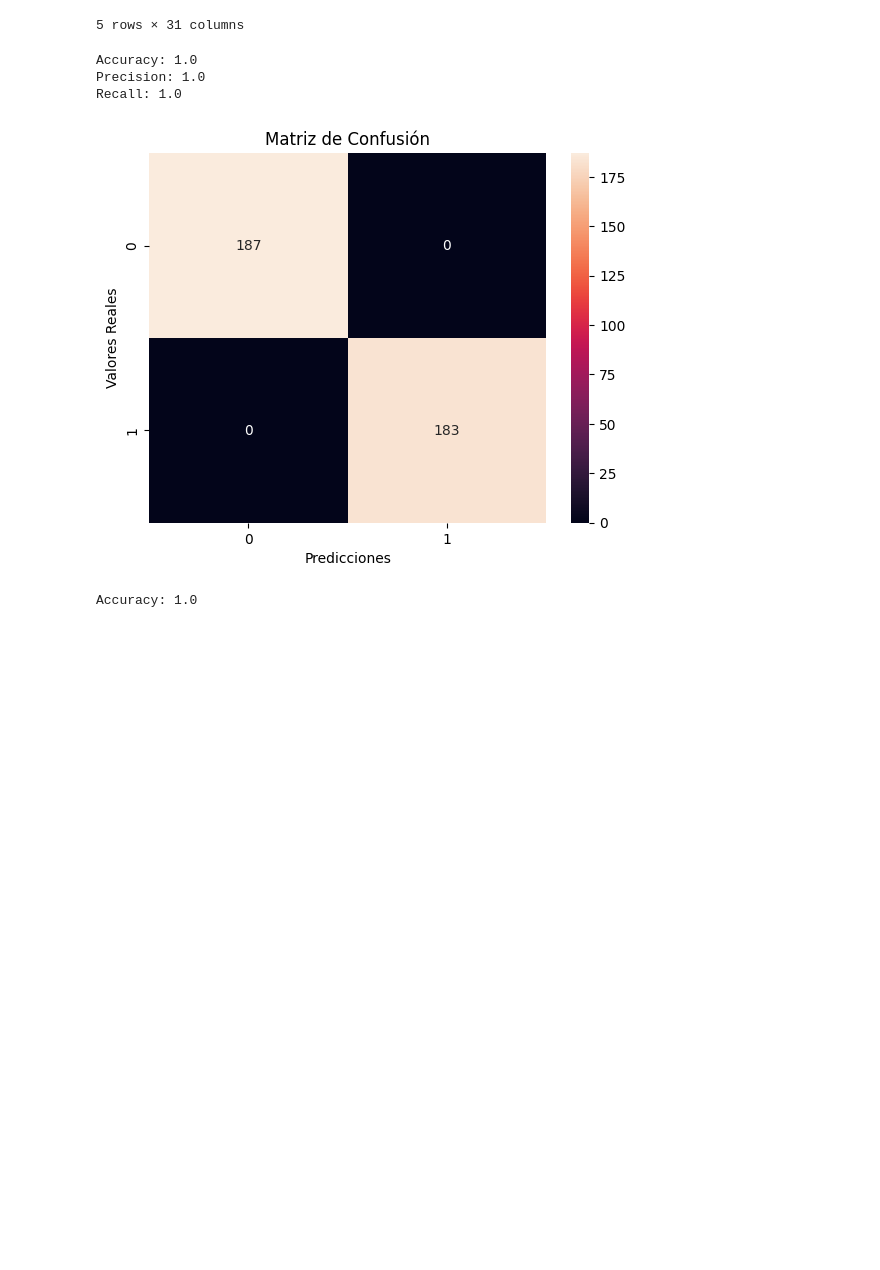
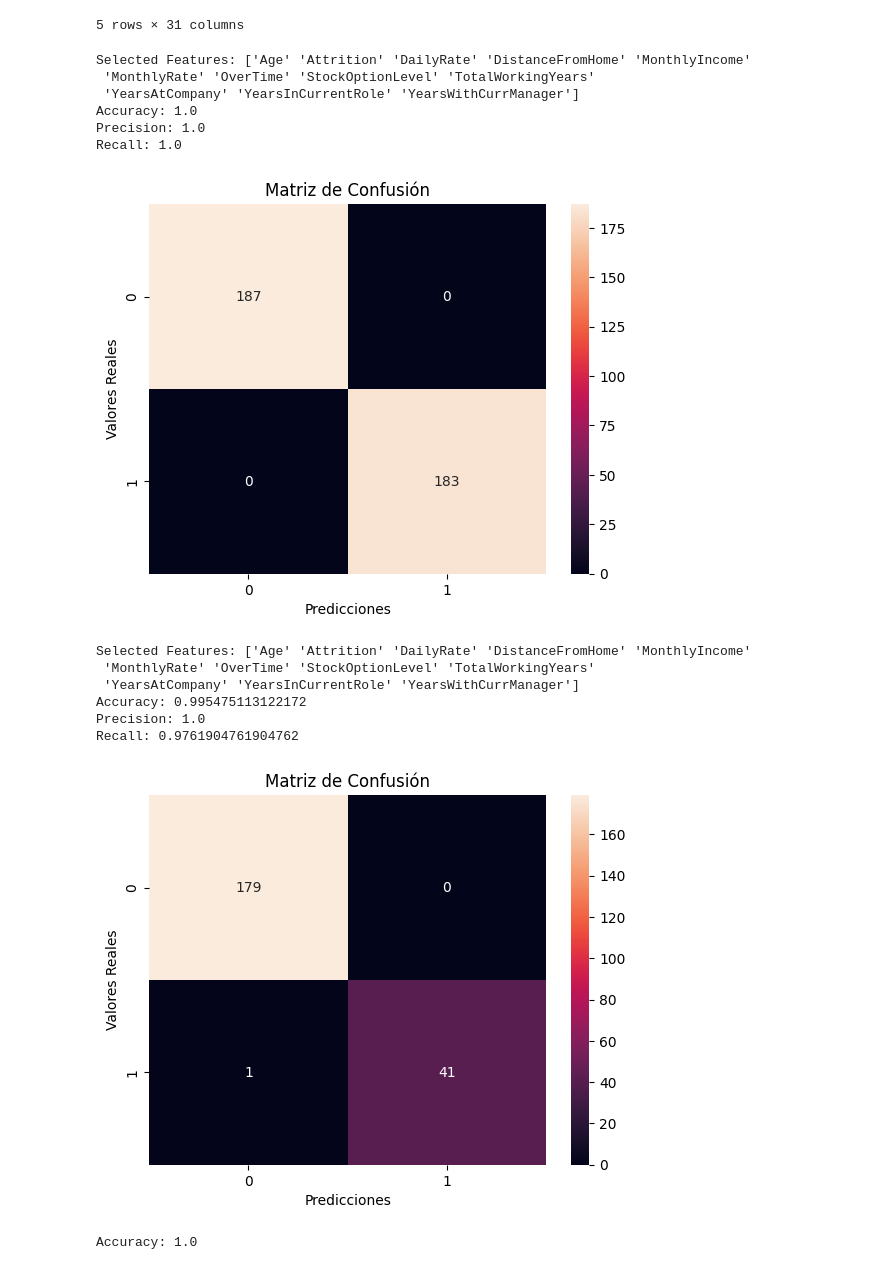
Before and after one commit to AndreAraya/Modelos-de-Machine-Learning-Diabetes-y-IBM-Atrittion-, a Jupyter notebook: IBM_attrition.ipynb, the cells around one changed output. Drawn from its saved outputs; the diff is of its cells as text; code cells hidden in the pictures; blank space fills up the shorter version.

```diff
--- a/IBM_attrition.ipynb
+++ b/IBM_attrition.ipynb
@@ -199,7 +199,7 @@ def dataSelec(dataSet,columns):
     selector = SelectKBest(chi2, k=columns)
     y = dataSet['Attrition']
     XNew = selector.fit_transform(encodeCategoricalCols(dataSet), y)
-
+    SelectedFeatures = selector.get_feature_names_out()
     # Escalar las características seleccionadas
     scaler = StandardScaler()
     XScaled = scaler.fit_transform(XNew)
@@ -207,19 +207,24 @@ def dataSelec(dataSet,columns):
     # Balanceo de clases
     smote = SMOTE()
     XBalanced, yBalanced = smote.fit_resample(XScaled, y)
-    return (XBalanced,yBalanced,XScaled)
+    return (XBalanced,yBalanced,XScaled,y, SelectedFeatures)
 # %%
 
 
-def knn(columns, dataSet,neighbors):
+def knn(columns, dataSet,neighbors,balanced):
 
     xBalanced = dataSelec(dataSet,columns)[0]
     yBalanced = dataSelec(dataSet,columns)[1]
+    x = dataSelec(dataSet,columns)[2]
+    y = dataSelec(dataSet,columns)[3]
 
-    # Dividir los datos en entrenamiento y prueba
-    XTrain, XTest, yTrain, yTest = train_test_split(xBalanced, yBalanced, test_size=0.15, random_state=70)
+    if balanced:
+        # Dividir los datos en entrenamiento y prueba
+        XTrain, XTest, yTrain, yTest = train_test_split(xBalanced, yBalanced, test_size=0.15, random_state=70)
+    else:
+        # Crear el  modelo KNN
+        XTrain, XTest, yTrain, yTest = train_test_split(x, y, test_size=0.15, random_state=70)
 
-    # Crear el  modelo KNN
     knn = KNeighborsClassifier(neighbors)
 
     # Entrenar el modelo
@@ -229,6 +234,7 @@ def knn(columns, dataSet,neighbors):
     yPred = knn.predict(XTest)
 
     # Evaluar el modelo
+    print("Selected Features:", dataSelec(dataSet,columns)[4])
     print("Accuracy:", accuracy_score(yTest, yPred))
     print("Precision:", precision_score(yTest, yPred))
     print("Recall:", recall_score(yTest, yPred))
@@ -240,12 +246,25 @@ def knn(columns, dataSet,neighbors):
     plt.ylabel('Valores Reales')
     plt.show()
 
-knn(12, newDataSet.copy(), 5)
+knn(12, newDataSet.copy(), 5, True)
 # %% [output]
+Selected Features: ['Age' 'Attrition' 'DailyRate' 'DistanceFromHome' 'MonthlyIncome'
+ 'MonthlyRate' 'OverTime' 'StockOptionLevel' 'TotalWorkingYears'
+ 'YearsAtCompany' 'YearsInCurrentRole' 'YearsWithCurrManager']
 Accuracy: 1.0
 Precision: 1.0
 Recall: 1.0
 [figure]
+# %%
+knn(12, newDataSet.copy(), 5, False)
+# %% [output]
+Selected Features: ['Age' 'Attrition' 'DailyRate' 'DistanceFromHome' 'MonthlyIncome'
+ 'MonthlyRate' 'OverTime' 'StockOptionLevel' 'TotalWorkingYears'
+ 'YearsAtCompany' 'YearsInCurrentRole' 'YearsWithCurrManager']
+Accuracy: 0.995475113122172
+Precision: 1.0
+Recall: 0.9761904761904762
+[figure, added]
 # %%
 def count(dataset):
     x=0
```
Also changed, not shown: parts of 3 cells of this notebook.
